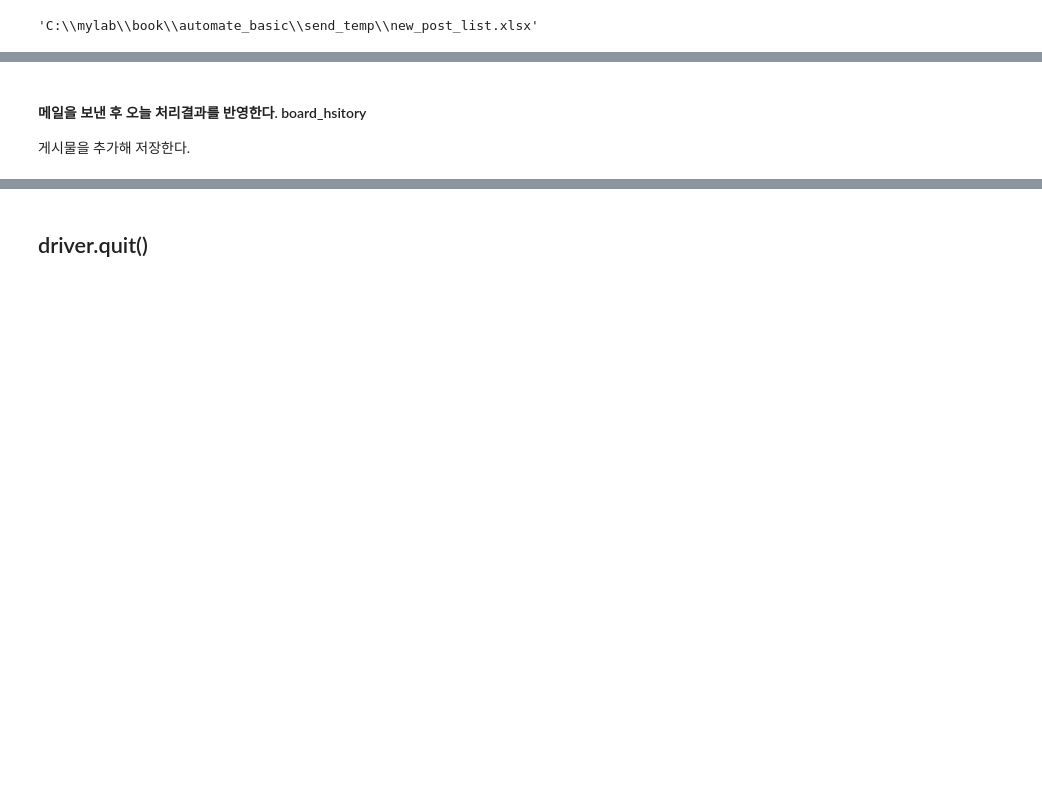
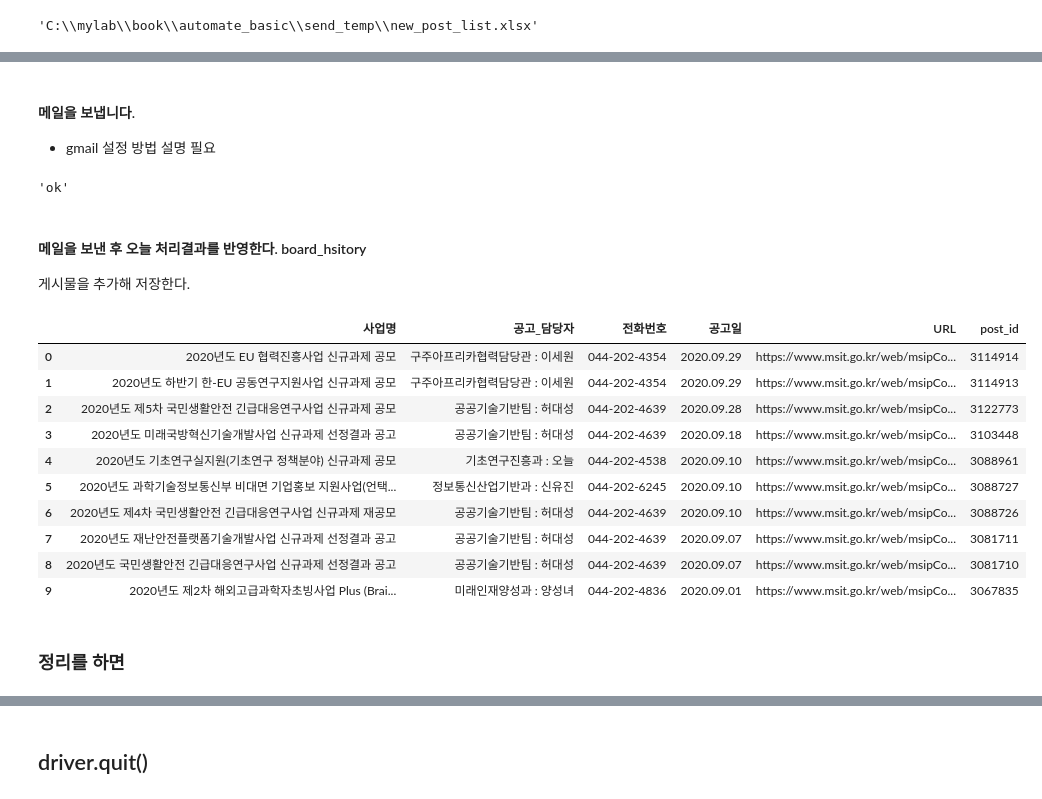
Before and after one commit to aiml1004/automate_basic, a Jupyter notebook: 02_사업공고_조회_학생용_simple_.ipynb, the cells around one changed output, grey strips where cells are left out. Saved outputs shown, nothing was run; the diff lists cells and outputs as text; code cells hidden in the pictures; blank space fills up the shorter version.

```diff
--- a/02_사업공고_조회_학생용_simple_.ipynb
+++ b/02_사업공고_조회_학생용_simple_.ipynb
@@ -533,10 +1088,41 @@ email_contents_path = 'email_content.txt'
+# %% [markdown]
+#### 메일을 보냅니다.
+* gmail 설정 방법 설명 필요
 # %%
+# 메일을 보냅니다.
+# gmail 설정 방법 설명 필요 @@@
 from email_simple import send_mail
 rc = None
-rc = send_mail(emailto, subject, email_contents_path, email_attachment_path)
+rc = send_mail(emailto, subject, email_contents_path, email_attachment_path) #@@@ send_mail 세부설명 필요
+rc
+# %% [output]
+'ok'
 # %% [markdown]
 #### 메일을 보낸 후 오늘 처리결과를 반영한다.  board_hsitory
 게시물을 추가해 저장한다.
+# %%
+#기존 히스토리
+df_hsitory = pd.read_excel(SEND_HIST_XL)
+# %%
+#기존 히스토리에 오늘 메일 보낸 사업을 추가한다.
+# pd.concat 설명한다. @@@
+df_hsitory_new = pd.concat([df_diff, df_hsitory], axis=0).reset_index(drop=True)
+# %%
+df_hsitory_new
+# %% [output]
+|  | 사업명 | 공고_담당자 | 전화번호 | 공고일 | URL | post_id |
+| 0 | 2020년도 EU 협력진흥사업 신규과제 공모 | 구주아프리카협력담당관 : 이세원 | 044-202-4354 | 2020.09.29 | https://www.msit.go.kr/web/msipCo... | 3114914 |
+| 1 | 2020년도 하반기 한-EU 공동연구지원사업 신규과제 공모 | 구주아프리카협력담당관 : 이세원 | 044-202-4354 | 2020.09.29 | https://www.msit.go.kr/web/msipCo... | 3114913 |
+| 2 | 2020년도 제5차 국민생활안전 긴급대응연구사업 신규과제 공모 | 공공기술기반팀 : 허대성 | 044-202-4639 | 2020.09.28 | https://www.msit.go.kr/web/msipCo... | 3122773 |
+| 3 | 2020년도 미래국방혁신기술개발사업 신규과제 선정결과 공고 | 공공기술기반팀 : 허대성 | 044-202-4639 | 2020.09.18 | https://www.msit.go.kr/web/msipCo... | 3103448 |
+| 4 | 2020년도 기초연구실지원(기초연구 정책분야) 신규과제 공모 | 기초연구진흥과 : 오늘 | 044-202-4538 | 2020.09.10 | https://www.msit.go.kr/web/msipCo... | 3088961 |
+| 5 | 2020년도 과학기술정보통신부 비대면 기업홍보 지원사업(언택... | 정보통신산업기반과 : 신유진 | 044-202-6245 | 2020.09.10 | https://www.msit.go.kr/web/msipCo... | 3088727 |
+| 6 | 2020년도 제4차 국민생활안전 긴급대응연구사업 신규과제 재공모 | 공공기술기반팀 : 허대성 | 044-202-4639 | 2020.09.10 | https://www.msit.go.kr/web/msipCo... | 3088726 |
+| 7 | 2020년도 재난안전플랫폼기술개발사업 신규과제 선정결과 공고 | 공공기술기반팀 : 허대성 | 044-202-4639 | 2020.09.07 | https://www.msit.go.kr/web/msipCo... | 3081711 |
+| 8 | 2020년도 국민생활안전 긴급대응연구사업 신규과제 선정결과 공고 | 공공기술기반팀 : 허대성 | 044-202-4639 | 2020.09.07 | https://www.msit.go.kr/web/msipCo... | 3081710 |
+| 9 | 2020년도 제2차 해외고급과학자초빙사업 Plus (Brai... | 미래인재양성과 : 양성녀 | 044-202-4836 | 2020.09.01 | https://www.msit.go.kr/web/msipCo... | 3067835 |
+# %% [markdown]
+### 정리를 하면
 # %%
 if rc == "ok":
     df_hsitory = pd.read_excel(SEND_HIST_XL)
```
Also changed, not shown: parts of 253 cells of this notebook, 19 other files.
